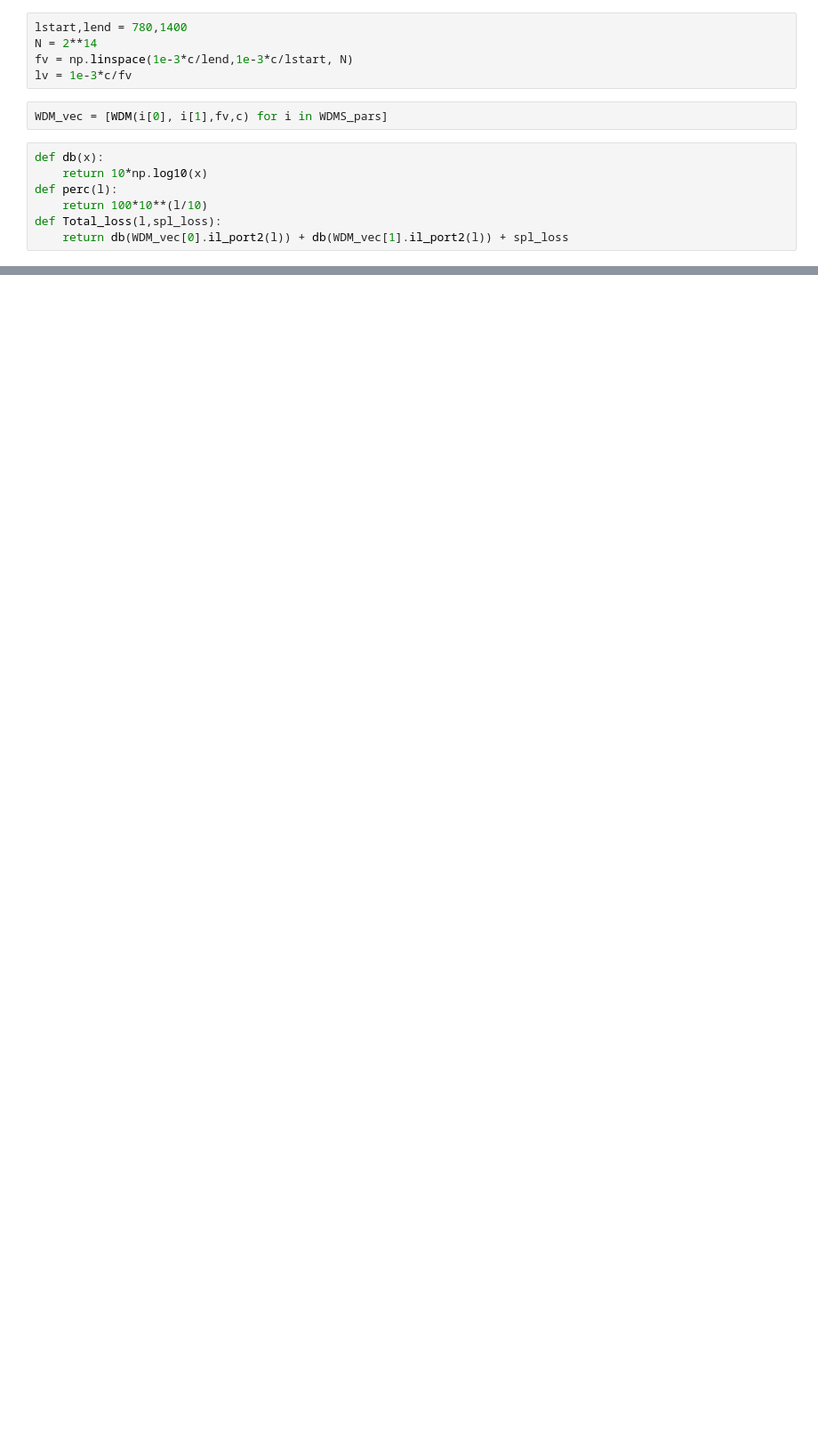
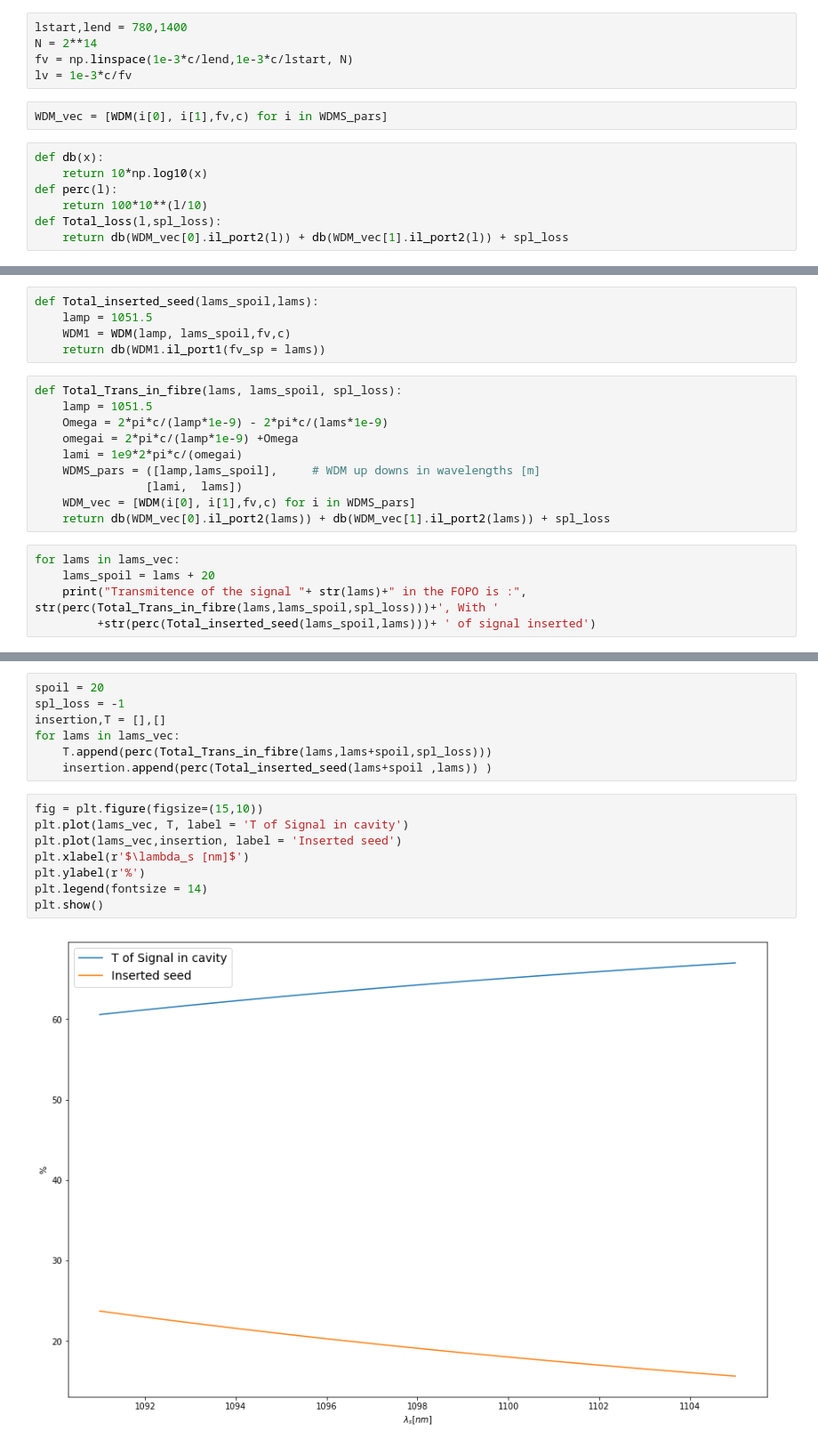
Before and after one commit to ibegleris/w-fopo, a Jupyter notebook: total_loss_per_round.ipynb, the cells around one changed output, grey strips where cells are left out. Shown: that part at 89% size. Cells and saved outputs as stored; diff of their text form; blank space fills up the shorter version.

```diff
--- a/total_loss_per_round.ipynb
+++ b/total_loss_per_round.ipynb
@@ -65,0 +72,20 @@ for spl_loss in (-1,-1.1,-1.2,-1.3,-1.4):
+# %%
+def Total_inserted_seed(lams_spoil,lams):
+    lamp = 1051.5
+    WDM1 = WDM(lamp, lams_spoil,fv,c)
+    return db(WDM1.il_port1(fv_sp = lams))
+# %%
+def Total_Trans_in_fibre(lams, lams_spoil, spl_loss):
+    lamp = 1051.5
+    Omega = 2*pi*c/(lamp*1e-9) - 2*pi*c/(lams*1e-9)
+    omegai = 2*pi*c/(lamp*1e-9) +Omega
+    lami = 1e9*2*pi*c/(omegai)
+    WDMS_pars = ([lamp,lams_spoil], 	# WDM up downs in wavelengths [m]
+                [lami,  lams])
+    WDM_vec = [WDM(i[0], i[1],fv,c) for i in WDMS_pars]
+    return db(WDM_vec[0].il_port2(lams)) + db(WDM_vec[1].il_port2(lams)) + spl_loss
+# %%
+for lams in lams_vec:
+    lams_spoil = lams + 20
+    print("Transmitence of the signal "+ str(lams)+" in the FOPO is :", str(perc(Total_Trans_in_fibre(lams,lams_spoil,spl_loss)))+', With '
+         +str(perc(Total_inserted_seed(lams_spoil,lams)))+ ' of signal inserted')
@@ -65,0 +112,17 @@ for spl_loss in (-1,-1.1,-1.2,-1.3,-1.4):
+# %%
+spoil = 20
+spl_loss = -1
+insertion,T = [],[]
+for lams in lams_vec:
+    T.append(perc(Total_Trans_in_fibre(lams,lams+spoil,spl_loss)))
+    insertion.append(perc(Total_inserted_seed(lams+spoil ,lams)) )
+# %%
+fig = plt.figure(figsize=(15,10))
+plt.plot(lams_vec, T, label = 'T of Signal in cavity')
+plt.plot(lams_vec,insertion, label = 'Inserted seed')
+plt.xlabel(r'$\lambda_s [nm]$')
+plt.ylabel(r'%')
+plt.legend(fontsize = 14)
+plt.show()
+# %% [output]
+[figure, added]
```
Also changed, not shown: parts of 10 cells of this notebook, 13 other files.
